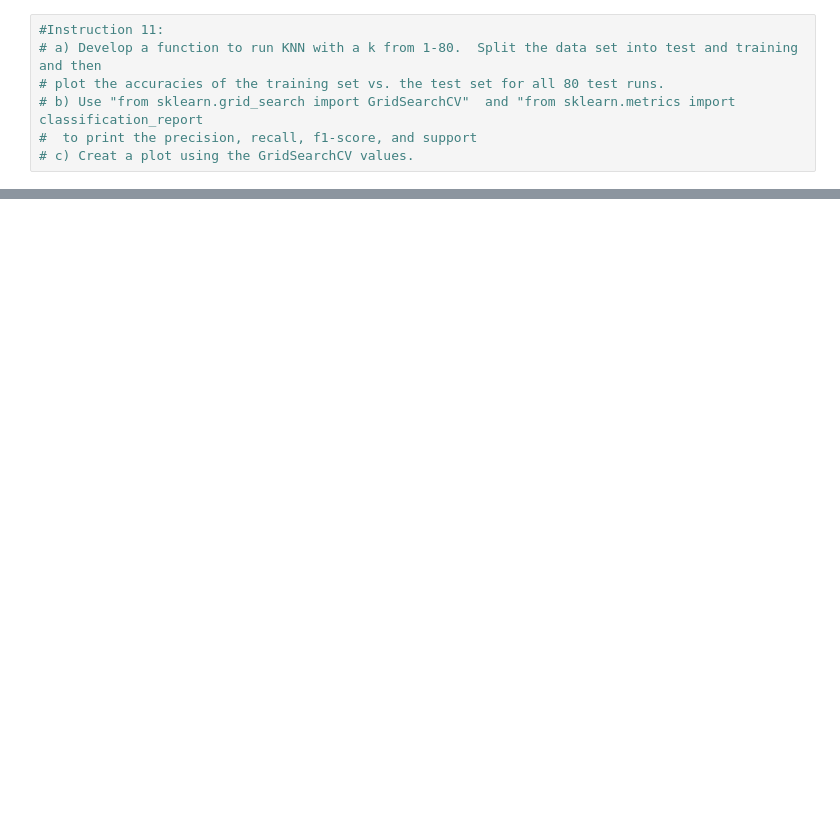
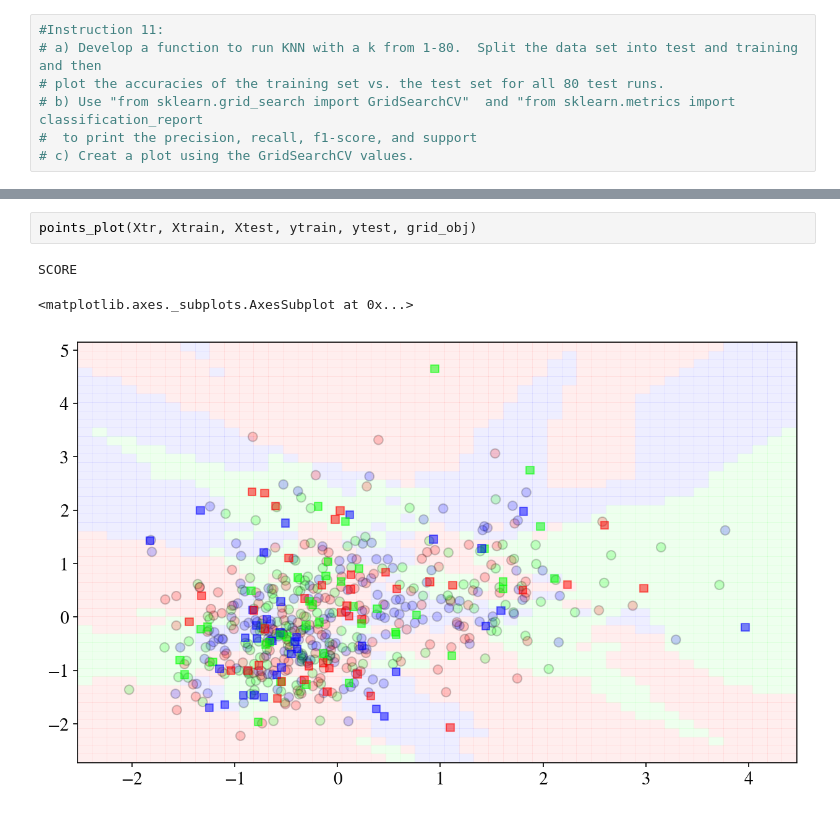
Before and after one commit to zhaolululv/EMSEDataAnalytics, a Jupyter notebook: EMSE6992_Assignments/HW2.ipynb, the cells around one changed output, grey strips where cells are left out. Cells and saved outputs as stored; diff of their text form; blank space fills up the shorter version.

```diff
--- a/EMSE6992_Assignments/HW2.ipynb
+++ b/EMSE6992_Assignments/HW2.ipynb
@@ -536,0 +534,6 @@ KNeighborsClassifier(algorithm='auto', leaf_size=30, metric='minkowski',
+# %%
+points_plot(Xtr, Xtrain, Xtest, ytrain, ytest, grid_obj)
+# %% [output]
+SCORE
+<matplotlib.axes._subplots.AxesSubplot at 0x...>
+[figure, added]
```
Also changed, not shown: parts of 11 cells of this notebook.
